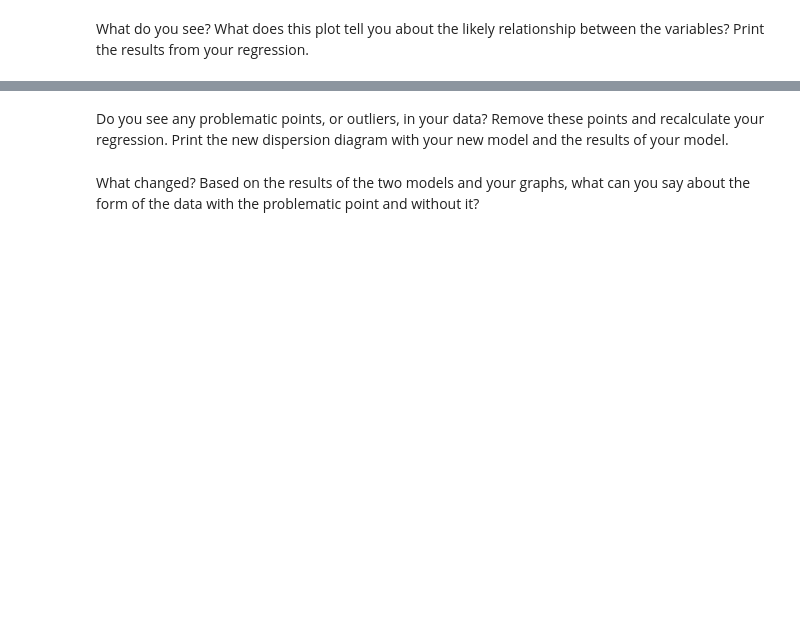
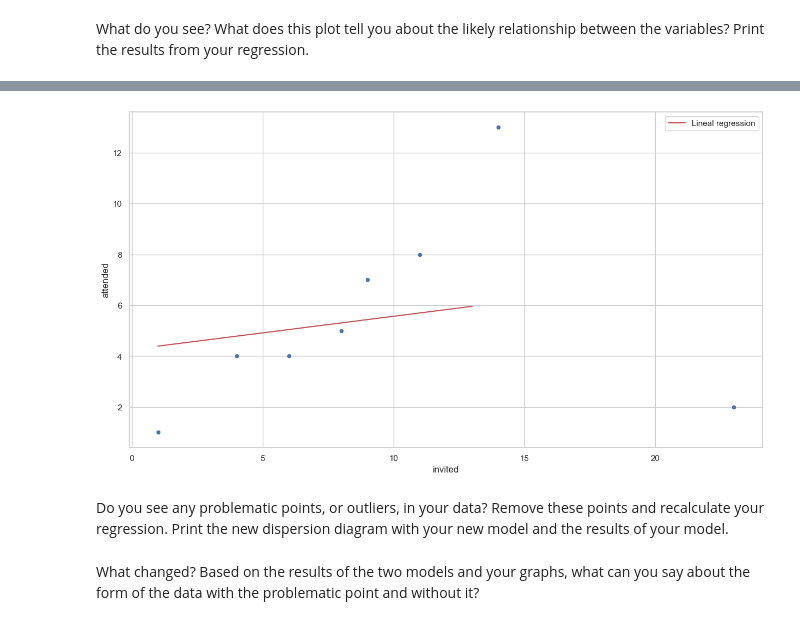
Before and after one commit to Ironhack-data-bcn-january-2023/lab-regression-analysis, a Jupyter notebook: your-code.ipynb, the cells around one changed output, grey strips where cells are left out. Saved outputs shown, nothing was run; the diff lists cells and outputs as text; code cells hidden in the pictures; blank space fills up the shorter version.

```diff
--- a/your-code.ipynb
+++ b/your-code.ipynb
@@ -240,0 +255,2 @@ What do you see? What does this plot tell you about the likely relationship betw
+# %%
+lr = LinearRegression()
@@ -240,0 +262,2 @@ What do you see? What does this plot tell you about the likely relationship betw
+# %%
+x["prediction"] = lr.coef_[0] * x["attended"] + lr.intercept_
@@ -241,3 +268,9 @@ What do you see? What does this plot tell you about the likely relationship betw
+# %%
+sns.scatterplot(x=x["invited"], y=x["attended"])
+plt.plot(x["attended"], x["prediction"], label="Lineal regression", color="r")
+plt.legend();
+# %% [output]
+[figure, added]
 # %% [markdown]
 Do you see any problematic points, or outliers, in your data? Remove these points and recalculate your regression. Print the new dispersion diagram with your new model and the results of your model.
 # %%
```
Also changed, not shown: parts of 8 cells of this notebook.
